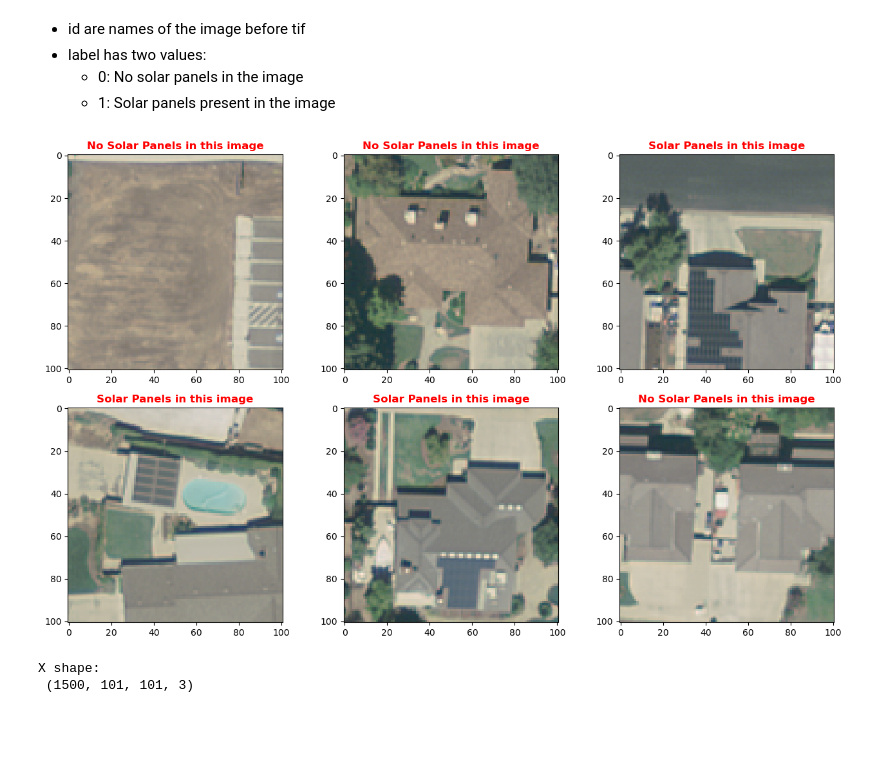
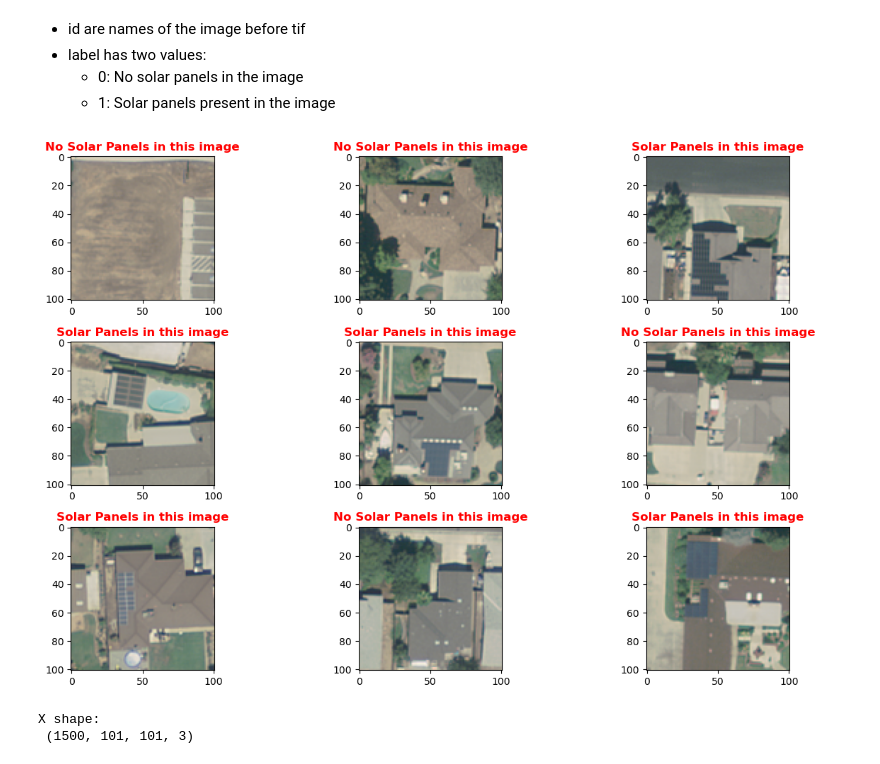
Before and after one commit to SoparkarSharvari/Deep_Learning, a Jupyter notebook: DL_project/RoofTopSolarPanel.ipynb, the cells around one changed output. Saved outputs shown, nothing was run; the diff lists cells and outputs as text; code cells hidden in the pictures; blank space fills up the shorter version.

```diff
--- a/DL_project/RoofTopSolarPanel.ipynb
+++ b/DL_project/RoofTopSolarPanel.ipynb
@@ -70,18 +70,18 @@ X, y = load_data(dataset_train_images, '/Users/sharvarisoparkar/Desktop/Deep_lea
 # %%
 # display the images with and without solar panels
 plt.figure(figsize = (13,8))                         # Adjust the figure size
-for i in range(6):                                   # For first 6 images in the data
-  plt.subplot(2, 3, i+1)                             # Create subplots
+for i in range(9):                                   # For first 6 images in the data
+  plt.subplot(3, 3, i+1)                             # Create subplots
   plt.imshow(X[i])                                   # Show the respective image in respective postion
   if y[i] == 0:                                      # If label is 0
     title = 'No Solar Panels in this image'          # Set this as the title
   else:                                              # Else label is 1
     title = 'Solar Panels in this image'             # Set this as the title
   plt.title(title, color = 'r', weight = 'bold')     # Adding title to each images in the subplot
 plt.tight_layout()                                   # Automatically adjusts the width and height between images in subplot
 plt.show()                                           # Display the subplot
 # %% [output]
-[figure, old version]
+[figure, new version]
 # %%
 # print data shape
 print('X shape:\n', X.shape)
```
Also changed, not shown: parts of 9 cells of this notebook, 1 other file.
